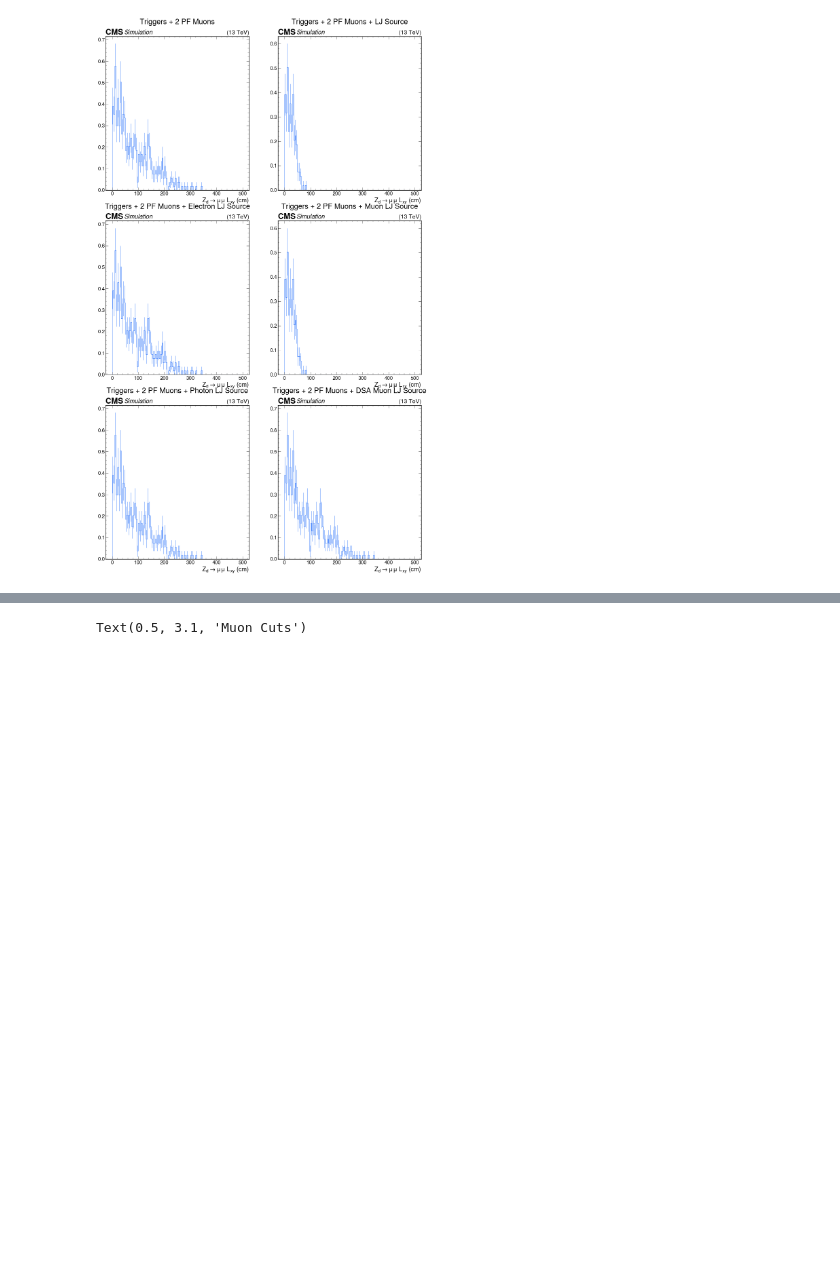
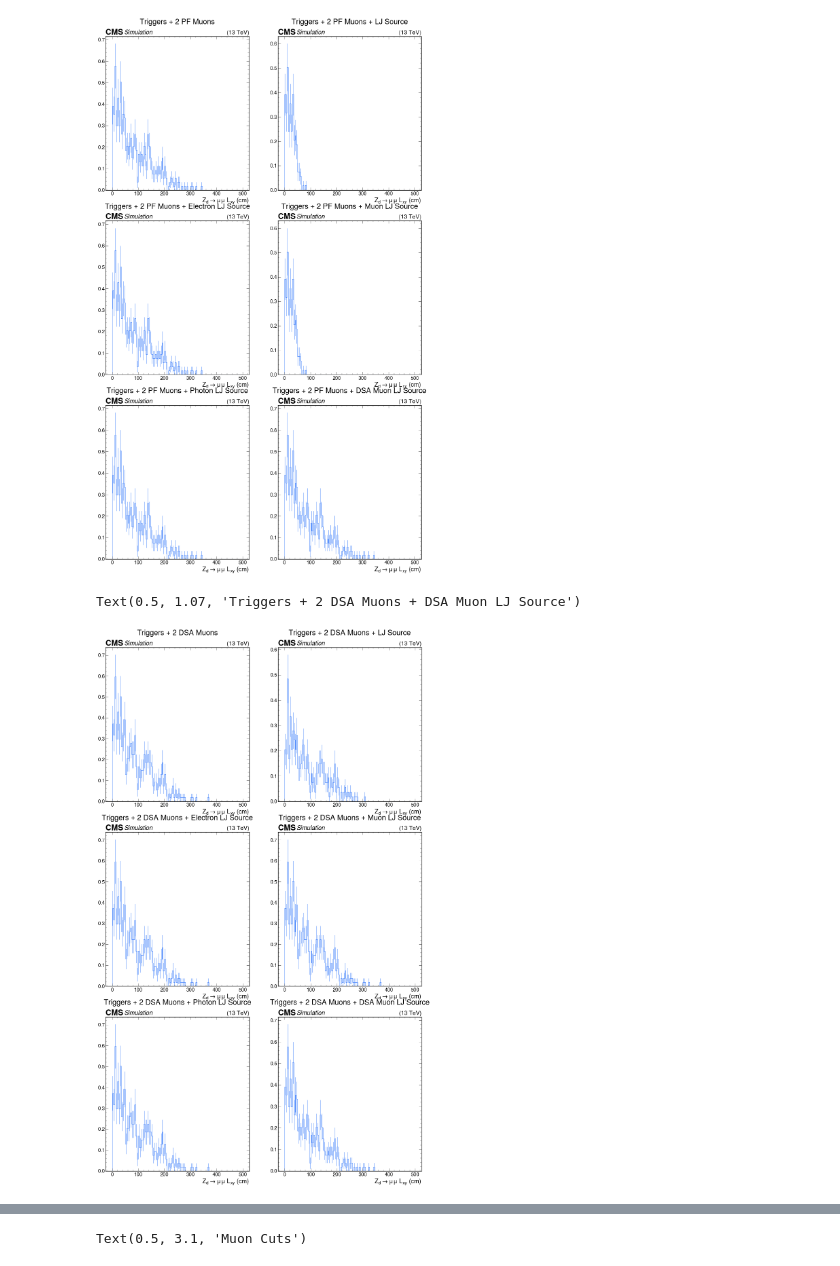
Before and after one commit to knh3dg/SIDM, a Jupyter notebook: sidm/test_notebooks/jack_test2.ipynb, the cells around one changed output, grey strips where cells are left out. Cells and saved outputs as stored; diff of their text form; code cells hidden in the pictures; blank space fills up the shorter version.

```diff
--- a/sidm/test_notebooks/jack_test2.ipynb
+++ b/sidm/test_notebooks/jack_test2.ipynb
@@ -132,4 +143,29 @@ plt.title("Triggers + 2 PF Muons + DSA Muon LJ Source",y=1.07)
 # %% [output]
 Text(0.5, 1.07, 'Triggers + 2 PF Muons + DSA Muon LJ Source')
 [figure]
+# %%
+plt.subplots(3, 2, figsize=(24, 40))
+plt.subplot(3, 2, 1)
+utilities.plot(out[samples[0]]["hists"]["genAs_toMu_lxy"][channels[3], :])
+plt.title("Triggers + 2 DSA Muons",y=1.07)
+#plt.yscale("log")
+plt.subplot(3, 2, 2)
+utilities.plot(out[samples[0]]["hists"]["genAs_toMu_lxy"][channels[4], :])
+plt.title("Triggers + 2 DSA Muons + LJ Source",y=1.07)
+#plt.yscale("log")
+plt.subplot(3, 2, 3)
+utilities.plot(out[samples[0]]["hists"]["genAs_toMu_lxy"][channels[10], :])
+plt.title("Triggers + 2 DSA Muons + Electron LJ Source",y=1.07)
+plt.subplot(3, 2, 4)
+utilities.plot(out[samples[0]]["hists"]["genAs_toMu_lxy"][channels[11], :])
+plt.title("Triggers + 2 DSA Muons + Muon LJ Source",y=1.07)
+plt.subplot(3, 2, 5)
+utilities.plot(out[samples[0]]["hists"]["genAs_toMu_lxy"][channels[12], :])
+plt.title("Triggers + 2 DSA Muons + Photon LJ Source",y=1.07)
+plt.subplot(3, 2, 6)
+utilities.plot(out[samples[0]]["hists"]["genAs_toMu_lxy"][channels[13], :])
+plt.title("Triggers + 2 DSA Muons + DSA Muon LJ Source",y=1.07)
+# %% [output]
+Text(0.5, 1.07, 'Triggers + 2 DSA Muons + DSA Muon LJ Source')
+[figure, added]
 # %%
```
Also changed, not shown: parts of 8 cells of this notebook, 13 other files.
